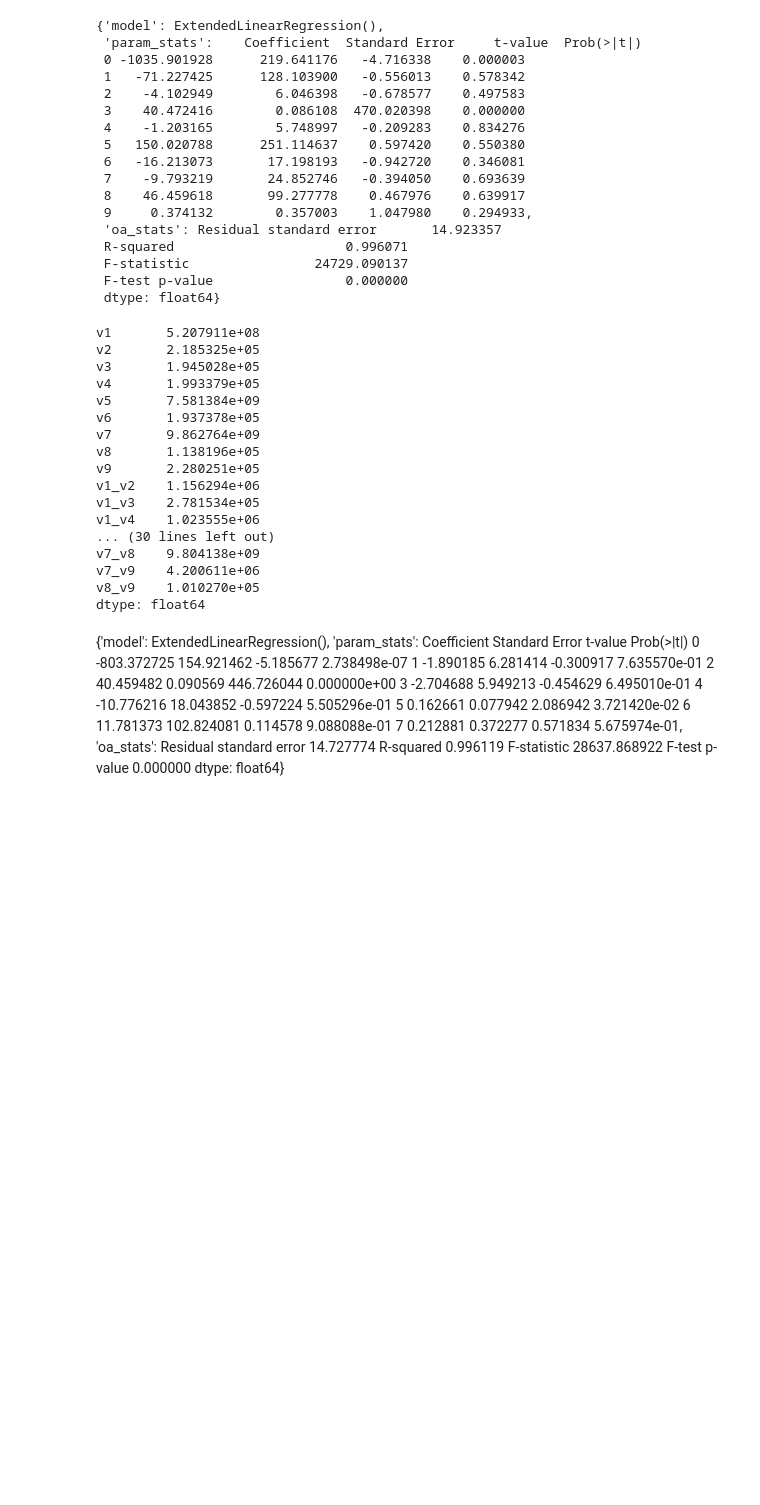
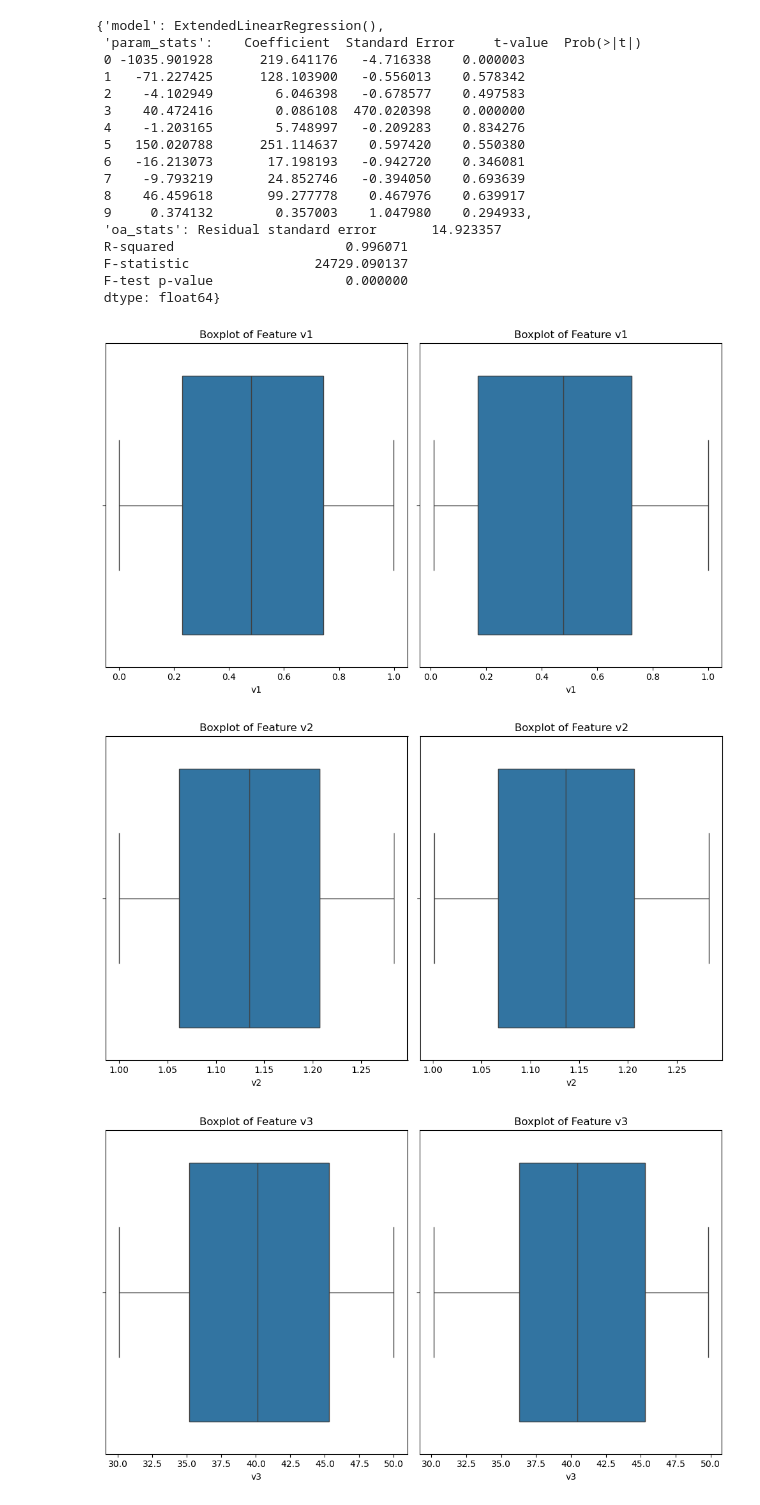
Before and after one commit to huytrnq/Statistical_Learning_Regression, a Jupyter notebook: feature_importance.ipynb, the cells around one changed output. Saved outputs shown, nothing was run; the diff lists cells and outputs as text; code cells hidden in the pictures; blank space fills up the shorter version.

```diff
--- a/feature_importance.ipynb
+++ b/feature_importance.ipynb
@@ -459,41 +459,37 @@ Training completed. Average RMSE: 15.652777995320394, Average R2: 0.995516091361
  F-statistic                24729.090137
  F-test p-value                 0.000000
  dtype: float64}
-# %%
-vif(train_dataset.drop(columns = ["Y"]))
-# lr = LinearRegression()
-# lr.fit(train_dataset.drop(columns = ["v1","v3","v5","v7"]), y)
-# %% [output]
-v1       5.207911e+08
-v2       2.185325e+05
-v3       1.945028e+05
-v4       1.993379e+05
-v5       7.581384e+09
-v6       1.937378e+05
-v7       9.862764e+09
-v8       1.138196e+05
-v9       2.280251e+05
-v1_v2    1.156294e+06
-v1_v3    2.781534e+05
-v1_v4    1.023555e+06
-... (30 lines left out)
-v7_v8    9.804138e+09
-v7_v9    4.200611e+06
-v8_v9    1.010270e+05
-dtype: float64
-# %% [markdown]
-{'model': ExtendedLinearRegression(),
- 'param_stats':    Coefficient  Standard Error     t-value    Prob(>|t|)
- 0  -803.372725      154.921462   -5.185677  2.738498e-07
- 1    -1.890185        6.281414   -0.300917  7.635570e-01
- 2    40.459482        0.090569  446.726044  0.000000e+00
- 3    -2.704688        5.949213   -0.454629  6.495010e-01
- 4   -10.776216       18.043852   -0.597224  5.505296e-01
- 5     0.162661        0.077942    2.086942  3.721420e-02
- 6    11.781373      102.824081    0.114578  9.088088e-01
- 7     0.212881        0.372277    0.571834  5.675974e-01,
- 'oa_stats': Residual standard error       14.727774
- R-squared                      0.996119
- F-statistic                28637.868922
- F-test p-value                 0.000000
- dtype: float64}
+# %%
+import pandas as pd
+import seaborn as sns
+import pandas as pd
+import seaborn as sns
+import matplotlib.pyplot as plt
+
+import matplotlib.pyplot as plt
+
+test_file = "test_ch.csv"
+test_dataset = pd.read_csv(test_file, na_values = ["?"]).dropna().drop(columns = ["Unnamed: 0"])
+
+feature_to_plot = ['v1', 'v2', 'v3', 'v4', 'v5', 'v6', 'v7', 'v8', 'v9']
+
+for feature in feature_to_plot:
+    # Set up the matplotlib figure
+    plt.figure(figsize=(10, 6))
+
+    # Create scatter plot
+    plt.subplot(1, 2, 1)
+    sns.boxplot(x=train_dataset[feature])
+    plt.title('Boxplot of Feature ' + feature)
+
+    plt.subplot(1, 2, 2)
+    sns.boxplot(x=test_dataset[feature])
+    plt.title('Boxplot of Feature ' + feature)
+
+    plt.tight_layout()
+    # Show the plot
+    plt.show()
+# %% [output]
+[figure, added]
+[figure, added]
+[figure, added]
```
Also changed, not shown: parts of 1 cell of this notebook, 3 other files.
